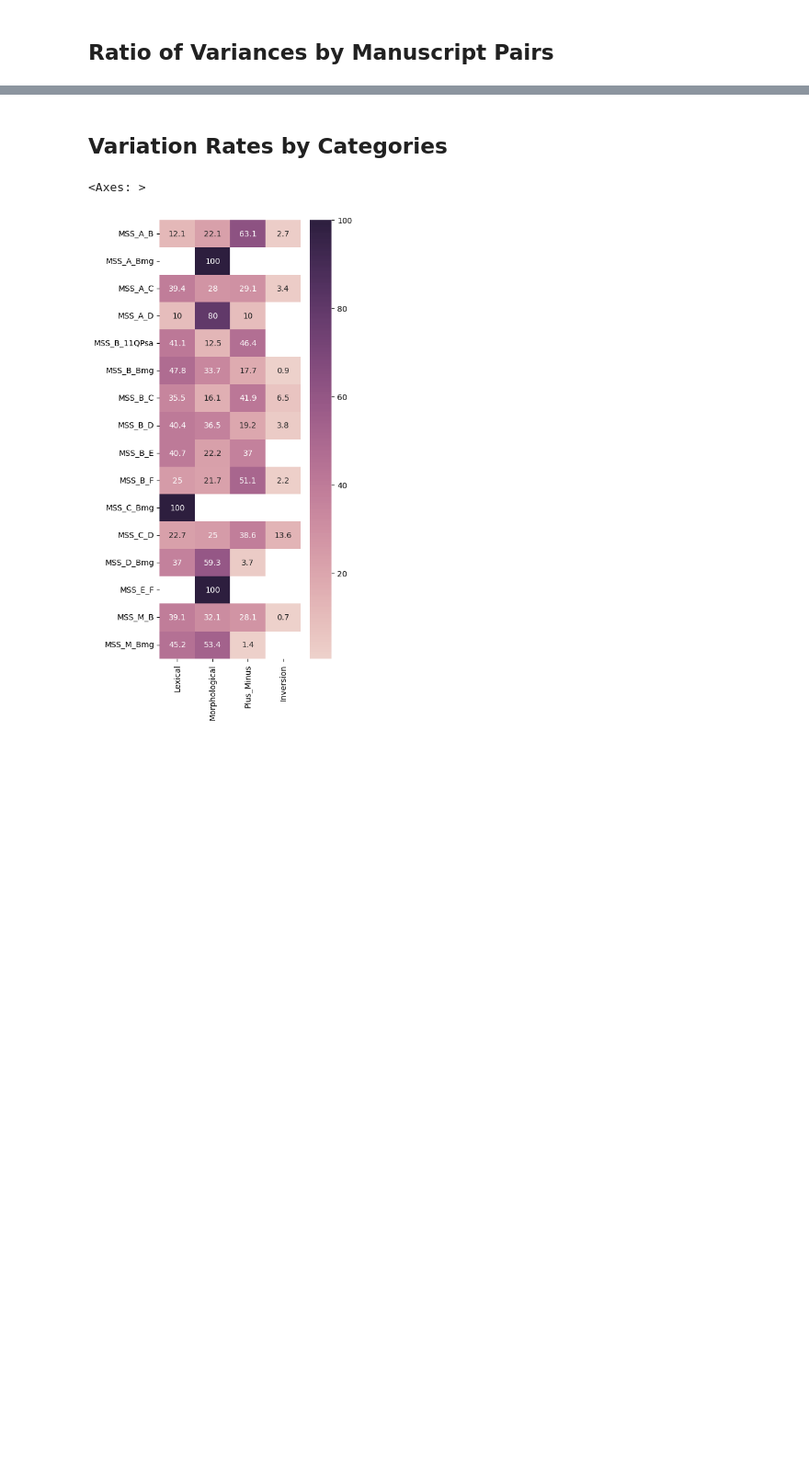
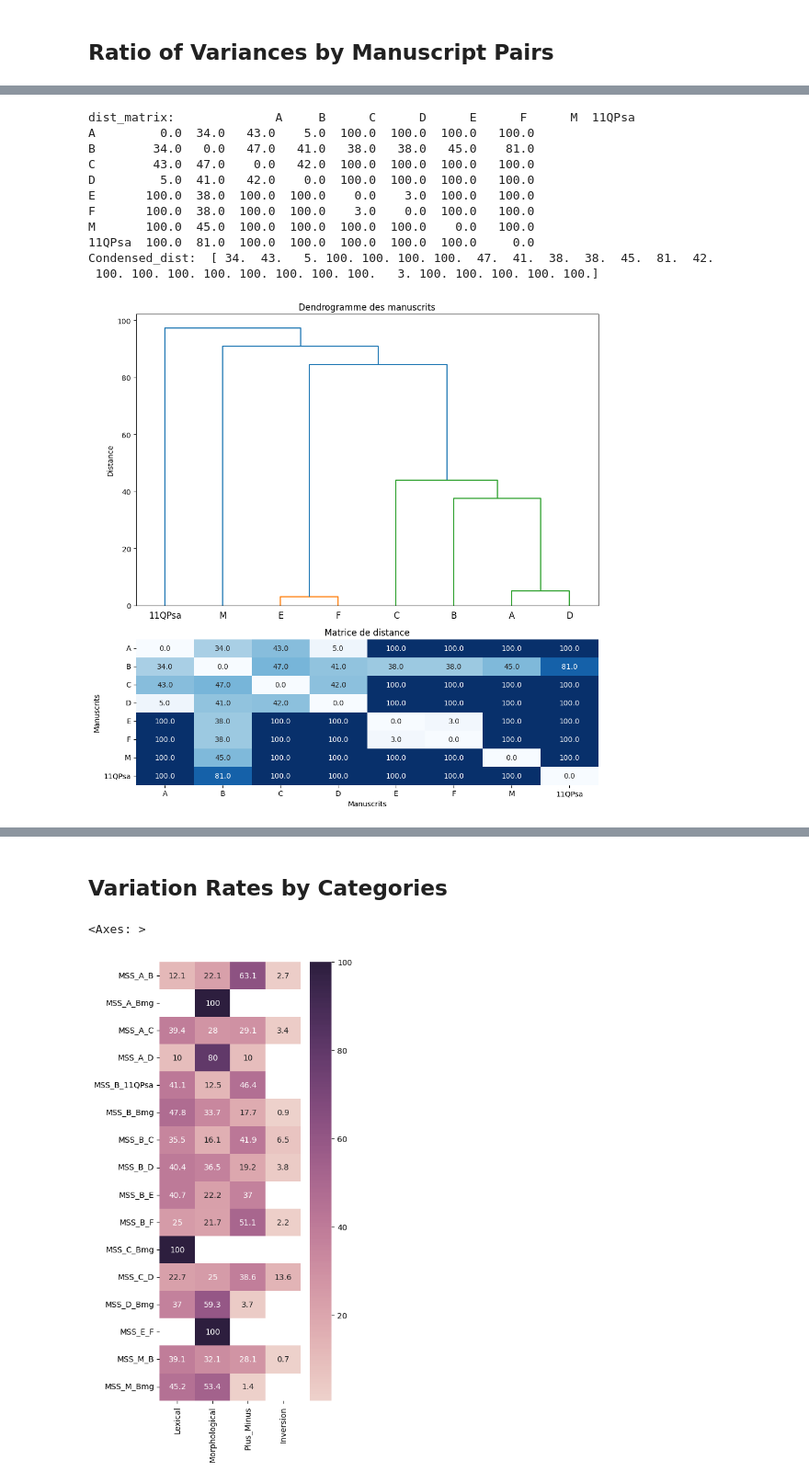
Before and after one commit to metz-theolab/Variant_Analysis_of_Ben_Sira_Hebrew_Manuscripts, a Jupyter notebook: Variant_Analysis.ipynb, the cells around one changed output, grey strips where cells are left out. Shown at 92% size. Saved outputs shown, nothing was run; the diff lists cells and outputs as text; code cells hidden in the pictures; blank space fills up the shorter version.

Commit message:
add linkage clustering and dendogram

```diff
--- a/Variant_Analysis.ipynb
+++ b/Variant_Analysis.ipynb
@@ -117,0 +178,80 @@ plt.show()
+# %%
+"""
+Convertit la matrice de distance en condensed (squareform)
+Crée le dendogramme linkage + dendrogram
+"""
+
+import pandas as pd
+import numpy as np
+from scipy.spatial.distance import squareform
+from scipy.cluster.hierarchy import linkage, dendrogram
+import seaborn as sns
+import matplotlib.pyplot as plt
+
+# Liste des manuscrits
+mss = ["A", "B", "C", "D", "E", "F", "M", "11QPsa"]
+
+# Dictionnaire des ratios (distances)
+ratios = {
+    ("E", "F"): 3.0,
+    ("A", "D"): 5.0,
+    ("A", "B"): 34.0,
+    ("B", "E"): 38.0,
+    ("B", "F"): 38.0,
+    ("B", "D"): 41.0,
+    ("C", "D"): 42.0,
+    ("A", "C"): 43.0,
+    ("M", "B"): 45.0,
+    ("B", "C"): 47.0,
+    ("B", "11QPsa"): 81.0
+}
+
+# Création de la matrice de distance
+dist_matrix = pd.DataFrame(np.nan, index=mss, columns=mss)
+for (m1, m2), val in ratios.items():
+    dist_matrix.loc[m1, m2] = val
+    dist_matrix.loc[m2, m1] = val
+np.fill_diagonal(dist_matrix.values, 0)
+
+# Remplacer les NaN par une grande valeur (pour "pas de lien")
+dist_matrix = dist_matrix.fillna(100)
+
+# Vérification de la symétrie
+assert np.allclose(dist_matrix.values, dist_matrix.values.T), "La matrice n'est pas symétrique"
+print(f"dist_matrix: ", dist_matrix)
+
+# Conversion en tableau condensé pour clustering/dendrogramme
+condensed_dist = squareform(dist_matrix.values)
+print(f"Condensed_dist: ", condensed_dist)
+
+# Dendrogramme + matrice de distance
+fig, (ax1, ax2) = plt.subplots(2, 1, figsize=(10, 10), gridspec_kw={'height_ratios': [2, 1]})
+
+# Dendrogramme
+Z = linkage(condensed_dist, method='average')
+dendrogram(Z, labels=mss, ax=ax1)
+ax1.set_title("Dendrogramme des manuscrits")
+ax1.set_xlabel("")
+ax1.set_ylabel("Distance")
+
+# Matrice de distance
+sns.heatmap(dist_matrix, annot=True, cmap="Blues", fmt=".1f", ax=ax2, cbar=False)
+ax2.set_title("Matrice de distance")
+ax2.set_xlabel("Manuscrits")
+ax2.set_ylabel("Manuscrits")
+
+plt.tight_layout()
+plt.show()
+# %% [output]
+dist_matrix:              A     B      C      D      E      F      M  11QPsa
+A         0.0  34.0   43.0    5.0  100.0  100.0  100.0   100.0
+B        34.0   0.0   47.0   41.0   38.0   38.0   45.0    81.0
+C        43.0  47.0    0.0   42.0  100.0  100.0  100.0   100.0
+D         5.0  41.0   42.0    0.0  100.0  100.0  100.0   100.0
+E       100.0  38.0  100.0  100.0    0.0    3.0  100.0   100.0
+F       100.0  38.0  100.0  100.0    3.0    0.0  100.0   100.0
+M       100.0  45.0  100.0  100.0  100.0  100.0    0.0   100.0
+11QPsa  100.0  81.0  100.0  100.0  100.0  100.0  100.0     0.0
+Condensed_dist:  [ 34.  43.   5. 100. 100. 100. 100.  47.  41.  38.  38.  45.  81.  42.
+ 100. 100. 100. 100. 100. 100. 100. 100.   3. 100. 100. 100. 100. 100.]
+[figure, added]
```
Also changed, not shown: parts of 4 cells of this notebook.
